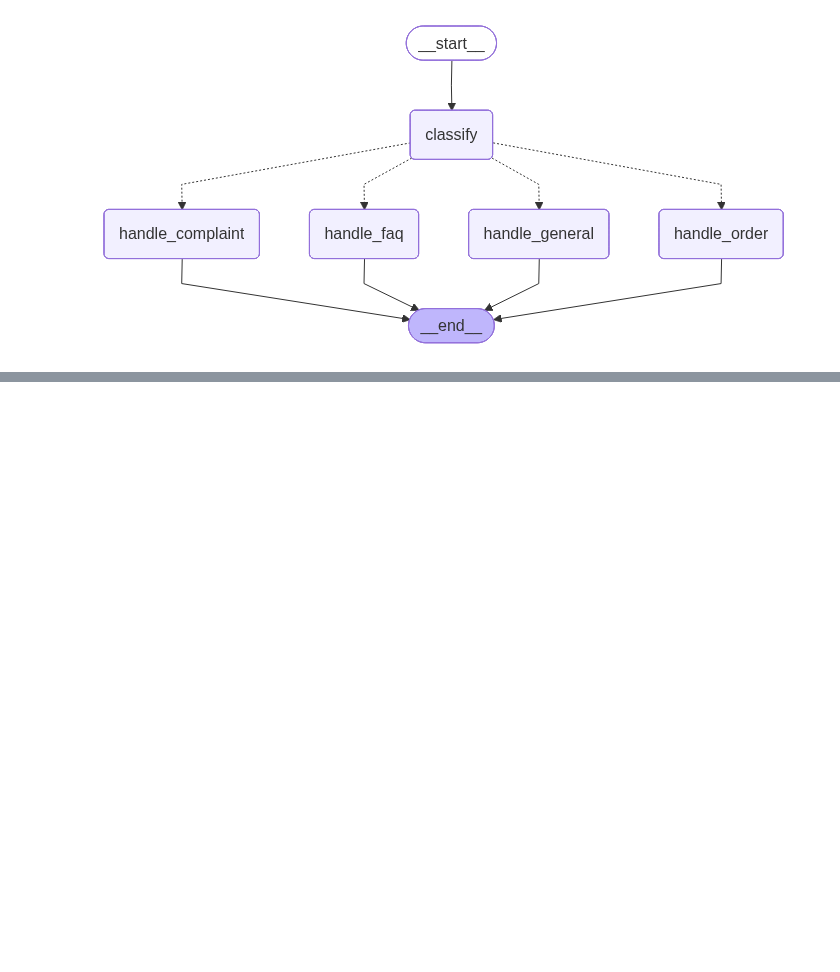
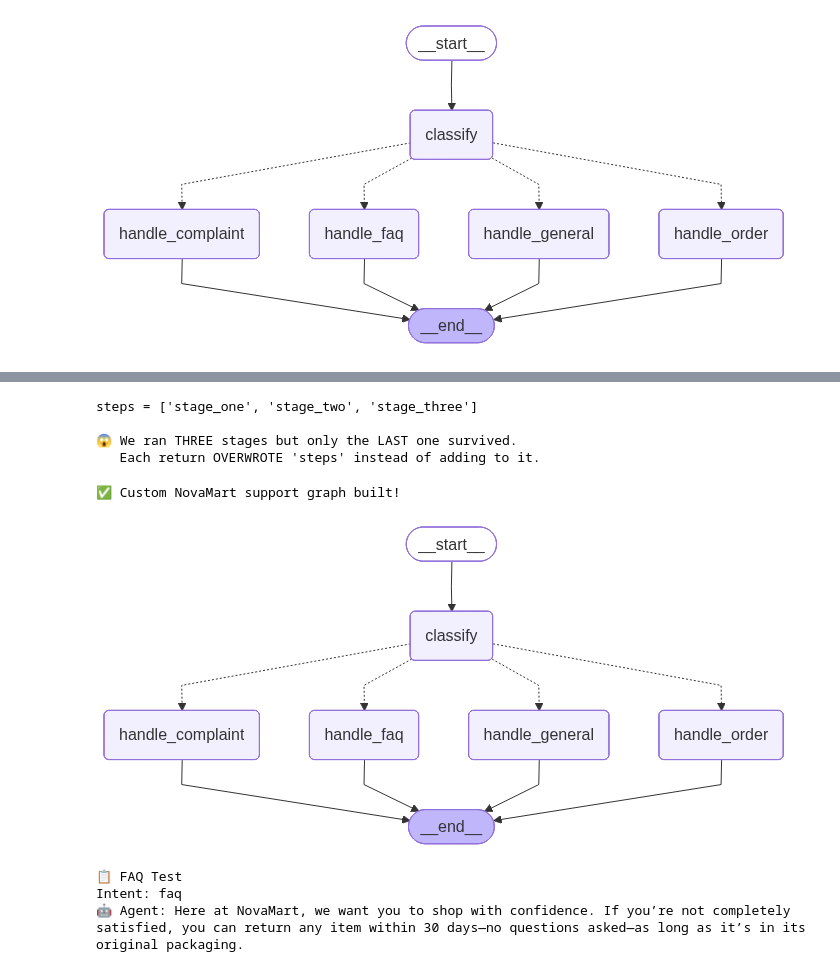
Before and after one commit to shivam13juna/v3_language_model_iitr, a Jupyter notebook: lec_26_langchain_langraph_deployment/Live_Class_Notebook.ipynb, the cells around one changed output, grey strips where cells are left out. Drawn from its saved outputs; the diff is of its cells as text; code cells hidden in the pictures; blank space fills up the shorter version.

```diff
--- a/lec_26_langchain_langraph_deployment/Live_Class_Notebook.ipynb
+++ b/lec_26_langchain_langraph_deployment/Live_Class_Notebook.ipynb
@@ -527,0 +605,31 @@ except Exception as e:
+# %%
+class TrailState(TypedDict):
+    steps: Annotated[list, operator.add]
+
+def stage_one(state):   return {"steps": ["stage_one"]}
+def stage_two(state):   return {"steps": ["stage_two"]}
+def stage_three(state): return {"steps": ["stage_three"]}
+
+g = StateGraph(TrailState)
+g.add_node("stage_one", stage_one)
+g.add_node("stage_two", stage_two)
+g.add_node("stage_three", stage_three)
+
+
+g.add_edge(START, "stage_one")
+g.add_edge("stage_one", "stage_two")
+g.add_edge("stage_two", "stage_three")
+g.add_edge("stage_three", END)
+trail = g.compile()
+
+result = trail.invoke({"steps": []})
+print("steps =", result["steps"])
+print("\n😱 We ran THREE stages but only the LAST one survived.")
+print("   Each return OVERWROTE 'steps' instead of adding to it.")
+
+# [['stage_one'], ['stage_two'], ['stage_three']]
+# %% [output]
+steps = ['stage_one', 'stage_two', 'stage_three']
+
+😱 We ran THREE stages but only the LAST one survived.
+   Each return OVERWROTE 'steps' instead of adding to it.
@@ -527,0 +741,44 @@ except Exception as e:
+# %%
+
+builder = StateGraph(SupportState)
+
+builder.add_node("classify", classify_intent)
+builder.add_node("handle_faq", handle_faq)
+builder.add_node("handle_order", handle_order)
+builder.add_node("handle_complaint", handle_complaint)
+builder.add_node("handle_general", handle_general)
+
+builder.add_edge(START, "classify") # output of a normal node is an update to stategraph, output of a conditional edge is a routing decision based on the state.
+builder.add_conditional_edges("classify", route_by_intent)
+builder.add_edge("handle_faq", END)
+builder.add_edge("handle_order", END)
+builder.add_edge("handle_complaint", END)
+builder.add_edge("handle_general", END)
+
+custom_agent = builder.compile()
+
+print("✅ Custom NovaMart support graph built!")
+# %% [output]
+✅ Custom NovaMart support graph built!
+# %%
+# Visualize our custom graph
+try:
+    display(Image(custom_agent.get_graph().draw_mermaid_png()))
+except Exception:
+    print(custom_agent.get_graph().draw_mermaid())
+# %% [output]
+[figure, added]
+# %%
+# Test FAQ path
+result = custom_agent.invoke({
+    "messages": [HumanMessage(content="What's your return policy?")],
+    "intent": ""
+})
+print("📋 FAQ Test")
+print("Intent:", result["intent"])
+print("🤖 Agent:", result["messages"][-1].text)
+print()
+# %% [output]
+📋 FAQ Test
+Intent: faq
+🤖 Agent: Here at NovaMart, we want you to shop with confidence. If you’re not completely satisfied, you can return any item within 30 days—no questions asked—as long as it’s in its original packaging.
```
Also changed, not shown: parts of 13 cells of this notebook, 7 other files.
